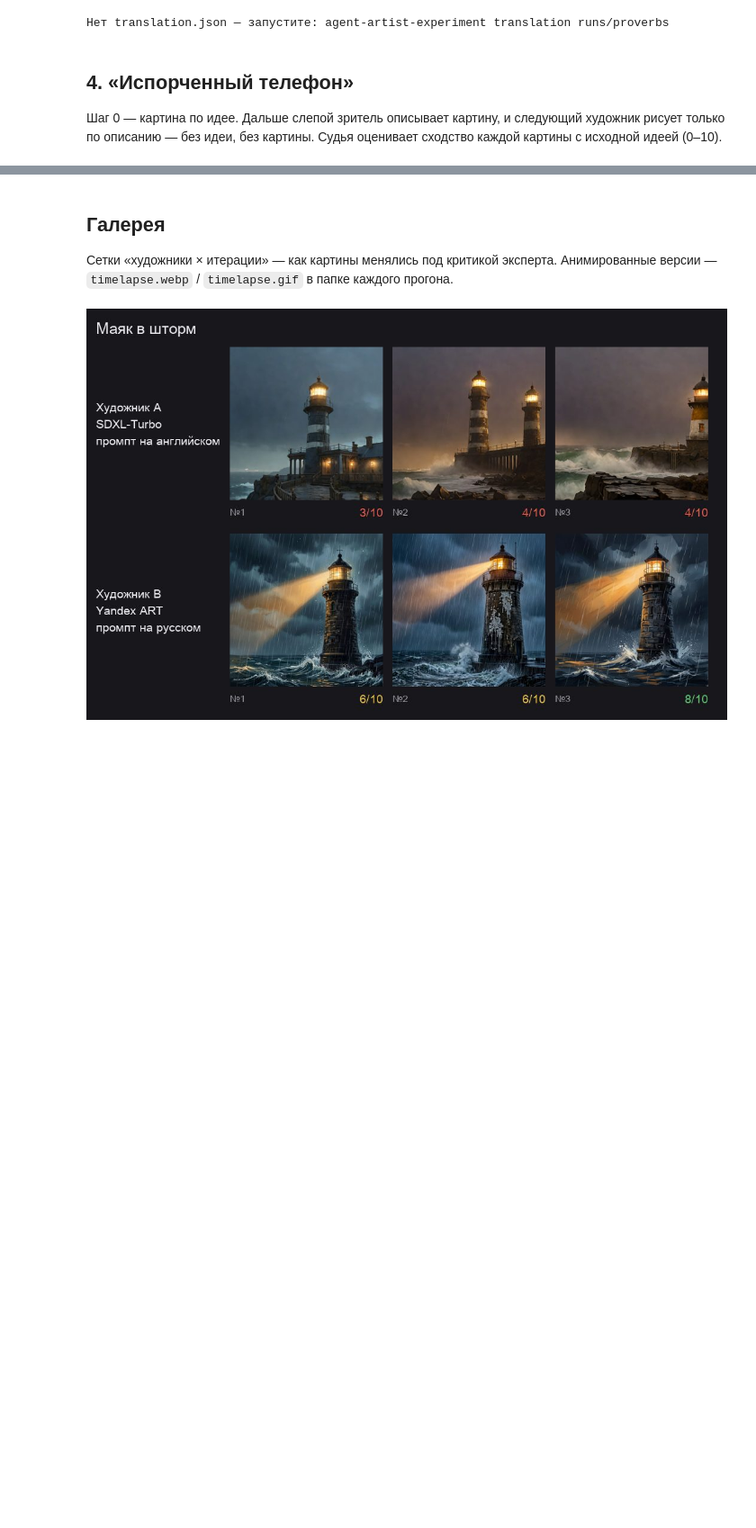
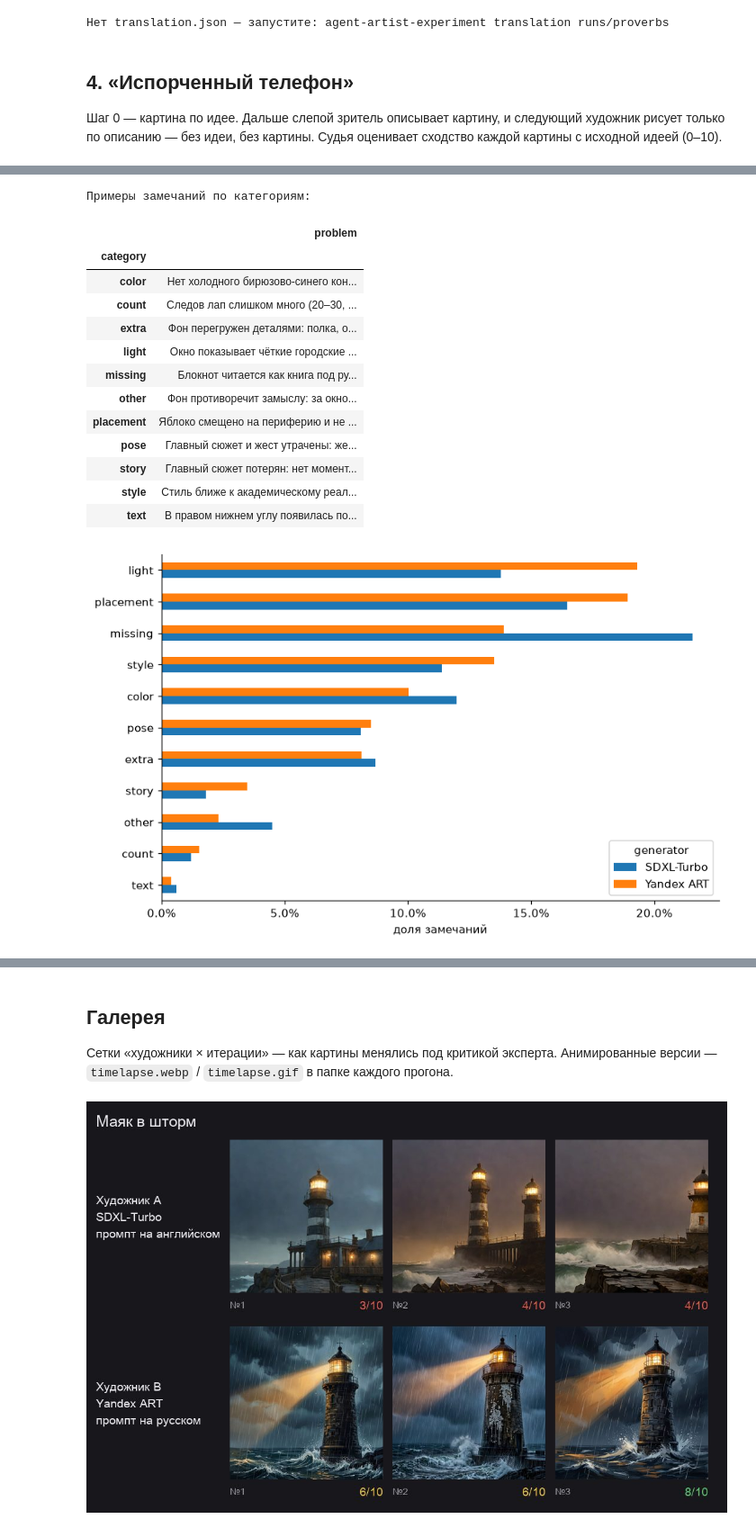
Before and after one commit to MaksHarunzhin/Agent-Artist, a Jupyter notebook: Agent_Artist.ipynb, the cells around one changed output, grey strips where cells are left out. Shown at 90% size. Cells and saved outputs as stored; diff of their text form; code cells hidden in the pictures; blank space fills up the shorter version.

```diff
--- a/Agent_Artist.ipynb
+++ b/Agent_Artist.ipynb
@@ -243,0 +288,31 @@ for strip in sorted(TELEPHONE.glob("*/telephone.png")):
+# %%
+limits = analysis.limits_frame([RUNS])
+if limits.empty:
+    print("Нет limits.json — запустите: agent-artist-experiment limits runs")
+else:
+    names = {"local": "SDXL-Turbo", "yandex_art": "Yandex ART"}
+    shares = (limits.assign(generator=limits.generator.map(names))
+              .groupby(["category", "generator"]).size().unstack("generator").fillna(0))
+    shares = (shares / shares.sum()).sort_values(shares.columns[-1])
+    ax = shares.plot.barh(figsize=(8, 5))
+    ax.set(xlabel="доля замечаний", ylabel="")
+    ax.xaxis.set_major_formatter(plt.matplotlib.ticker.PercentFormatter(1.0))
+    plt.tight_layout()
+    print("Примеры замечаний по категориям:")
+    display(limits.groupby("category").problem.first().str.slice(0, 140).to_frame())
+# %% [output]
+Примеры замечаний по категориям:
+|  | problem |
+| category |  |
+| color | Нет холодного бирюзово-синего кон... |
+| count | Следов лап слишком много (20–30, ... |
+| extra | Фон перегружен деталями: полка, о... |
+| light | Окно показывает чёткие городские ... |
+| missing | Блокнот читается как книга под ру... |
+| other | Фон противоречит замыслу: за окно... |
+| placement | Яблоко смещено на периферию и не ... |
+| pose | Главный сюжет и жест утрачены: же... |
+| story | Главный сюжет потерян: нет момент... |
+| style | Стиль ближе к академическому реал... |
+| text | В правом нижнем углу появилась по... |
+[figure, added]
```
Also changed, not shown: parts of 15 cells of this notebook.
